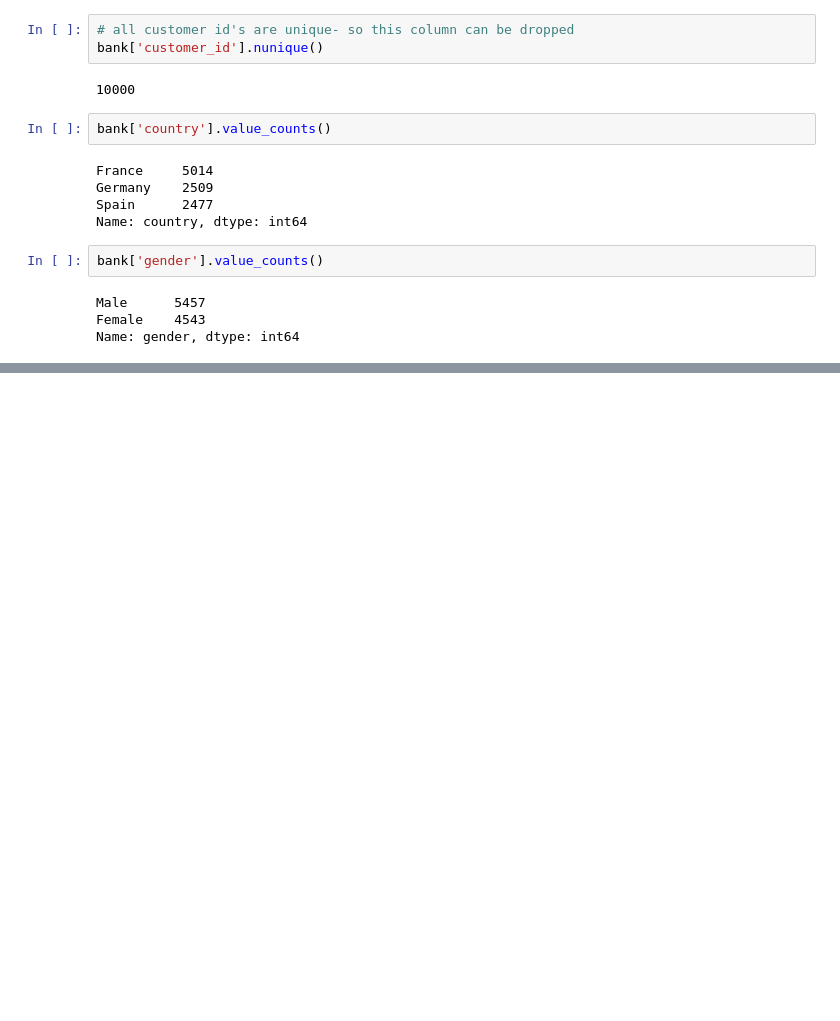
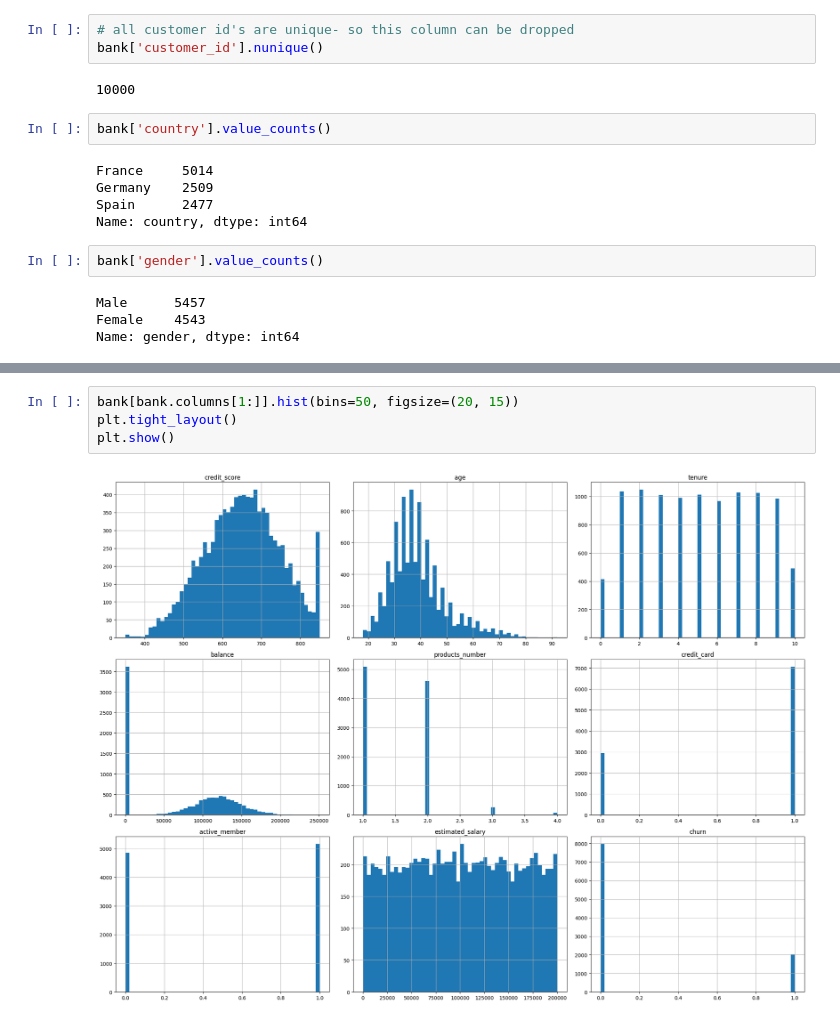
Before and after one commit to EitanKats/ML-project, a Jupyter notebook: Bank Churn.ipynb, the cells around one changed output, grey strips where cells are left out. Saved outputs shown, nothing was run; the diff lists cells and outputs as text; blank space fills up the shorter version.

```diff
--- a/Bank Churn.ipynb
+++ b/Bank Churn.ipynb
@@ -63,0 +91,6 @@ Name: gender, dtype: int64
+# %%
+bank[bank.columns[1:]].hist(bins=50, figsize=(20, 15))
+plt.tight_layout()
+plt.show()
+# %% [output]
+[figure, added]
```
Also changed, not shown: parts of 19 cells of this notebook.
